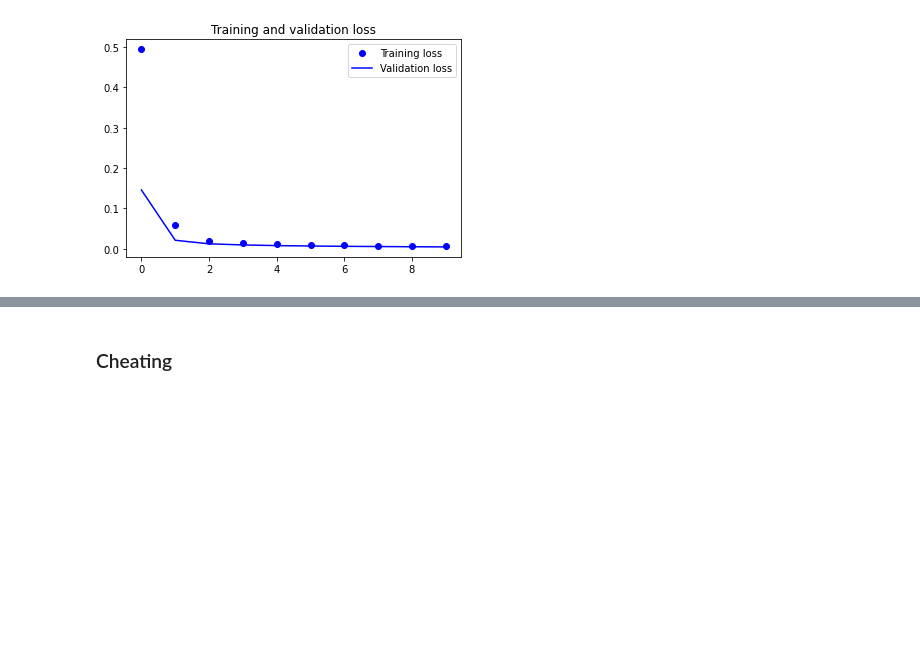
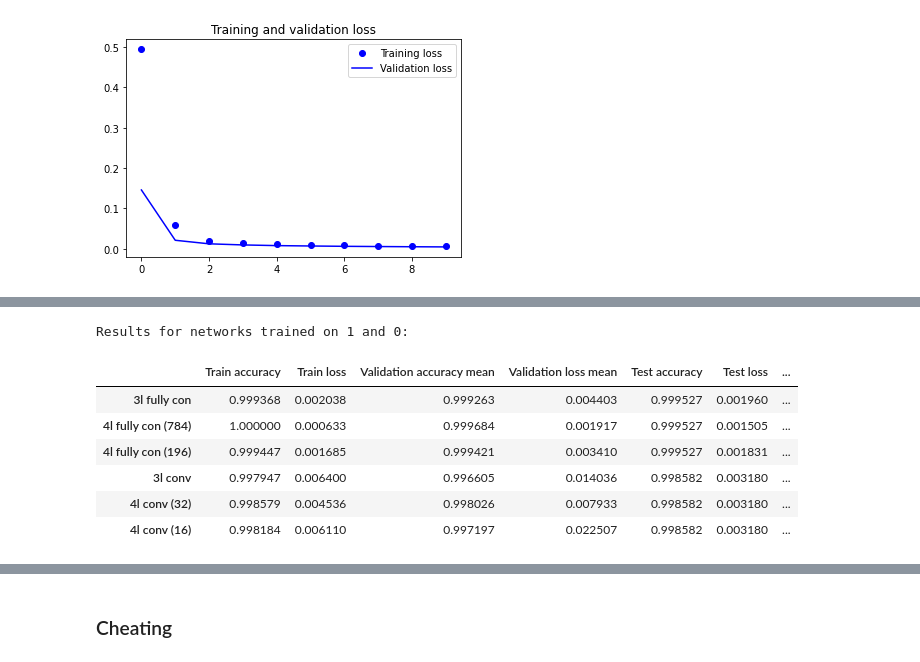
Before and after one commit to Mincoslav/MAL-Assignment, a Jupyter notebook: Assignment2.ipynb, the cells around one changed output, grey strips where cells are left out. Cells and saved outputs as stored; diff of their text form; code cells hidden in the pictures; blank space fills up the shorter version.

```diff
--- a/Assignment2.ipynb
+++ b/Assignment2.ipynb
@@ -788,14 +795,23 @@ net_conv3TestScore_69 = conv3_69.evaluate(x_bin_test69, y_bin_test69)
 # %%
-data = {'Train accuracy':[net1TrainScore[1], net2TrainScore[1],  net3TrainScore[1], net_conv1TrainScore[1], net_conv2TrainScore[1], net_conv3TrainScore[1] ],
+data_10 = {'Train accuracy':[net1TrainScore[1], net2TrainScore[1],  net3TrainScore[1], net_conv1TrainScore[1], net_conv2TrainScore[1], net_conv3TrainScore[1] ],
         'Train loss':[net1TrainScore[0], net2TrainScore[0],  net3TrainScore[0], net_conv1TrainScore[0], net_conv2TrainScore[0], net_conv3TrainScore[0] ],
-        'Validation accuracy mean': [np.mean(history1.history['val_accuracy']),np.mean(history2.history['val_accuracy']), np.mean(history3.history['val_accuracy']), np.mean(history_conv1.
-history['val_accuracy']), np.mean(history_conv2.history['val_accuracy']), np.mean(history_conv3.history['val_accuracy'])],
-        'Validation loss mean': [np.mean(history1.history['val_loss']), np.mean(history2.history['val_loss']), np.mean(history3.history['val_loss']), np.mean(history_conv1.history
-['val_loss']), np.mean(history_conv2.history['val_loss']), np.mean(history_conv3.history['val_loss'])],
+        'Validation accuracy mean': [np.mean(history1.history['val_accuracy']),np.mean(history2.history['val_accuracy']), np.mean(history3.history['val_accuracy']), np.mean(history_conv1.history['val_accuracy']), np.mean(history_conv2.history['val_accuracy']), np.mean(history_conv3.history['val_accuracy'])],
+        'Validation loss mean': [np.mean(history1.history['val_loss']), np.mean(history2.history['val_loss']), np.mean(history3.history['val_loss']), np.mean(history_conv1.history['val_loss']), np.mean(history_conv2.history['val_loss']), np.mean(history_conv3.history['val_loss'])],
         'Test accuracy': [net1TestScore[1], net2TestScore[1], net3TestScore[1], net_conv1TestScore[1], net_conv1TestScore[1], net_conv1TestScore[1]],
         'Test loss': [net1TestScore[0], net2TestScore[0], net3TestScore[0], net_conv1TestScore[0], net_conv1TestScore[0], net_conv1TestScore[0]],
         'Learning Time':[t1, t2, t3, t_conv1, t_conv2, t_conv3]}
 
-indexes = ['3l fully con', '4l fully con (784)', '4l fully con (196)', '3l conv', '4l conv (32)', '4l conv (16)']
+indexes_10 = ['3l fully con', '4l fully con (784)', '4l fully con (196)', '3l conv', '4l conv (32)', '4l conv (16)']
 
-dataframe = pd.DataFrame(data= data, index= indexes)
+dataframe_10 = pd.DataFrame(data= data_10, index= indexes_10, )
+print("Results for networks trained on 1 and 0:")
+dataframe_10
+# %% [output]
+Results for networks trained on 1 and 0:
+|  | Train accuracy | Train loss | Validation accuracy mean | Validation loss mean | Test accuracy | Test loss | ... |
+| 3l fully con | 0.999368 | 0.002038 | 0.999263 | 0.004403 | 0.999527 | 0.001960 | ... |
+| 4l fully con (784) | 1.000000 | 0.000633 | 0.999684 | 0.001917 | 0.999527 | 0.001505 | ... |
+| 4l fully con (196) | 0.999447 | 0.001685 | 0.999421 | 0.003410 | 0.999527 | 0.001831 | ... |
+| 3l conv | 0.997947 | 0.006400 | 0.996605 | 0.014036 | 0.998582 | 0.003180 | ... |
+| 4l conv (32) | 0.998579 | 0.004536 | 0.998026 | 0.007933 | 0.998582 | 0.003180 | ... |
+| 4l conv (16) | 0.998184 | 0.006110 | 0.997197 | 0.022507 | 0.998582 | 0.003180 | ... |
```
Also changed, not shown: parts of 12 cells of this notebook.
